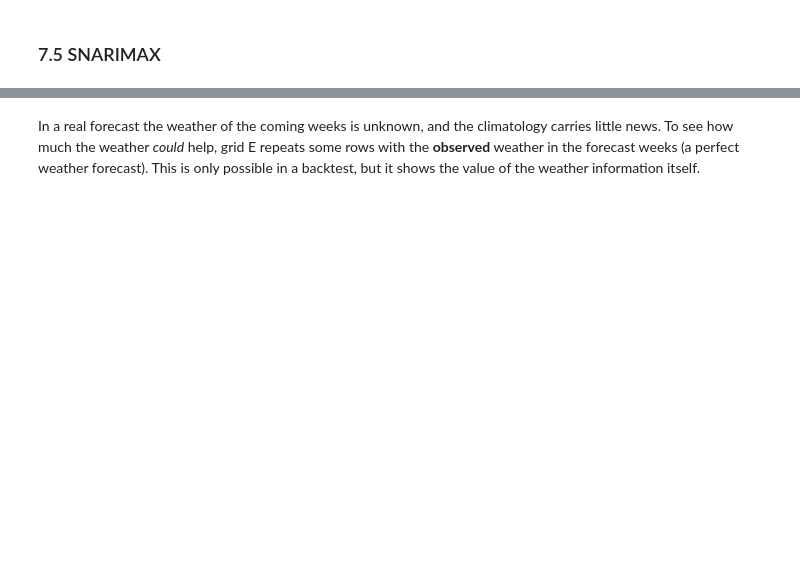
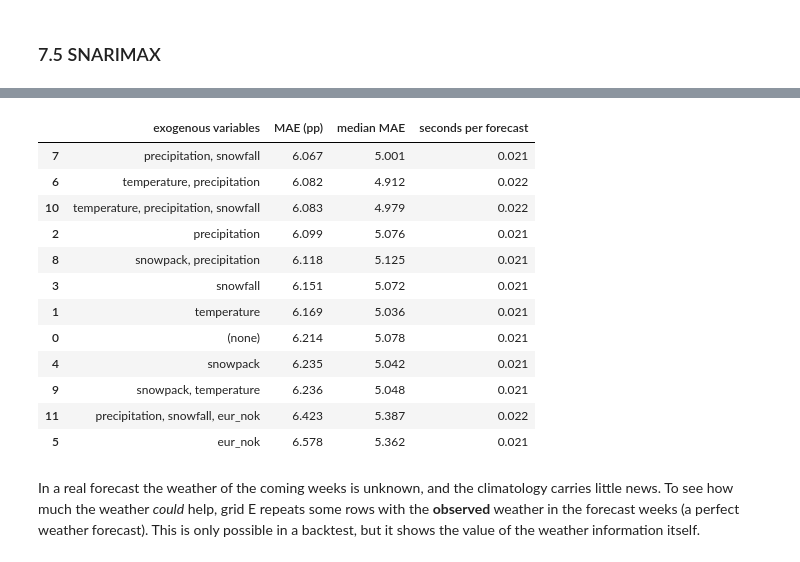
Before and after one commit to yaksh-git/ind320-dashboard-basics-yaksh-git, a Jupyter notebook: notebooks/ind320_part4.ipynb, the cells around one changed output, grey strips where cells are left out. Drawn from its saved outputs; the diff is of its cells as text; code cells hidden in the pictures; blank space fills up the shorter version.

```diff
--- a/notebooks/ind320_part4.ipynb
+++ b/notebooks/ind320_part4.ipynb
@@ -574,12 +752,29 @@ like, every row below uses five years of history (from 2016 for the first origin
 # %%
-# Grid D: exogenous variables with the best lag-regression settings (five years of history in every row)
-best_lag = fc.Settings(model='Lag regression', history_years=5, learning_rate=best_a['learning rate'],
-                       epochs=int(best_a['epochs']), p=int(best_b['p']), sp=int(best_b['sp']))
-exogenous_sets = [[], ['temperature'], ['precipitation'], ['snowfall'], ['snowpack'], ['snowpack', 'temperature'],
-                  ['snowpack', 'temperature', 'precipitation'], ['snowpack', 'temperature', 'eur_nok'], ['eur_nok']]
+# Grid D: exogenous variables with the best lag-regression settings (training starts in 2016 at the earliest with weather)
+best_lag = fc.Settings(model='Lag regression', history_years=int(best_a['history (years)']),
+                       learning_rate=best_a['learning rate'], epochs=int(best_a['epochs']),
+                       p=int(best_b['p']), sp=int(best_b['sp']))
+exogenous_sets = [[], ['temperature'], ['precipitation'], ['snowfall'], ['snowpack'], ['eur_nok'],
+                  ['temperature', 'precipitation'], ['precipitation', 'snowfall'], ['snowpack', 'precipitation'],
+                  ['snowpack', 'temperature'], ['temperature', 'precipitation', 'snowfall'],
+                  ['precipitation', 'snowfall', 'eur_nok']]
 grid_d = pd.DataFrame([{'exogenous variables': ', '.join(names) or '(none)', **evaluate(best_lag, names)}
                        for names in exogenous_sets]).sort_values('MAE (pp)')
 display(grid_d.round(3))
+# %% [output]
+|  | exogenous variables | MAE (pp) | median MAE | seconds per forecast |
+| 7 | precipitation, snowfall | 6.067 | 5.001 | 0.021 |
+| 6 | temperature, precipitation | 6.082 | 4.912 | 0.022 |
+| 10 | temperature, precipitation, snowfall | 6.083 | 4.979 | 0.022 |
+| 2 | precipitation | 6.099 | 5.076 | 0.021 |
+| 8 | snowpack, precipitation | 6.118 | 5.125 | 0.021 |
+| 3 | snowfall | 6.151 | 5.072 | 0.021 |
+| 1 | temperature | 6.169 | 5.036 | 0.021 |
+| 0 | (none) | 6.214 | 5.078 | 0.021 |
+| 4 | snowpack | 6.235 | 5.042 | 0.021 |
+| 9 | snowpack, temperature | 6.236 | 5.048 | 0.021 |
+| 11 | precipitation, snowfall, eur_nok | 6.423 | 5.387 | 0.022 |
+| 5 | eur_nok | 6.578 | 5.362 | 0.021 |
 # %% [markdown]
 In a real forecast the weather of the coming weeks is unknown, and the climatology carries little news. To see how much
 the weather *could* help, grid E repeats some rows with the **observed** weather in the forecast weeks (a perfect weather
```
Also changed, not shown: parts of 41 cells of this notebook, 2 other files.
